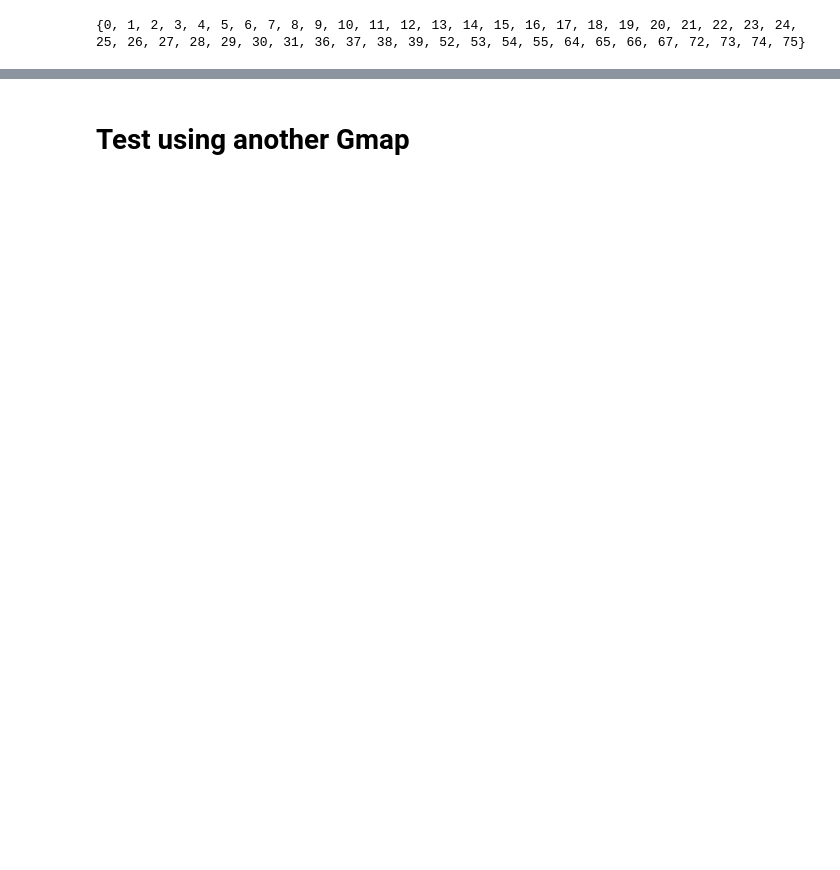
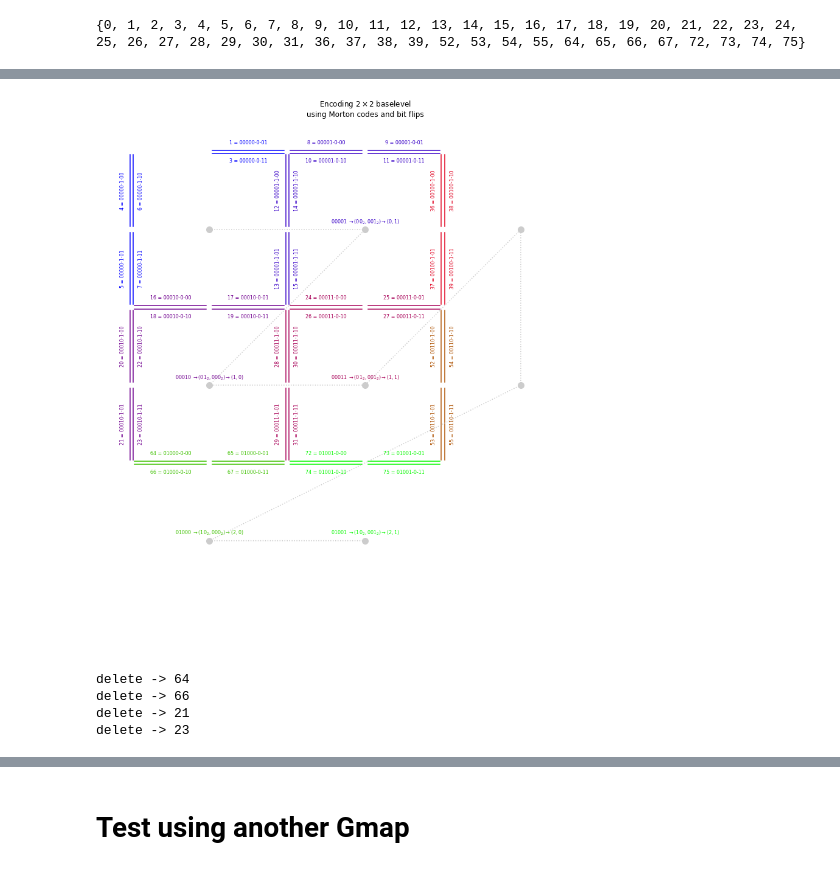
Before and after one commit to napolanocarmine/Thesis_Project, a Jupyter notebook: dict_gmaps_v4.ipynb, the cells around one changed output, grey strips where cells are left out. Drawn from its saved outputs; the diff is of its cells as text; code cells hidden in the pictures; blank space fills up the shorter version.

```diff
--- a/dict_gmaps_v4.ipynb
+++ b/dict_gmaps_v4.ipynb
@@ -981,0 +1050,11 @@ Dart  | Level
+# %%
+m.impl_dict.plot()
+# %% [output]
+[figure, added]
+# %%
+m._remove(0, 64)
+# %% [output]
+delete -> 64
+delete -> 66
+delete -> 21
+delete -> 23
```
Also changed, not shown: parts of 43 cells of this notebook, 5 other files.
